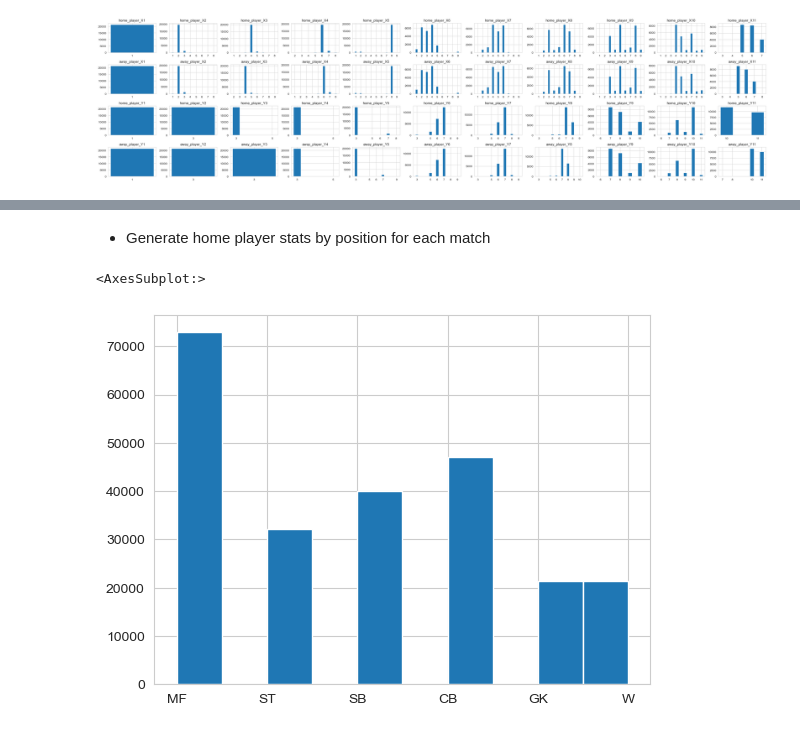
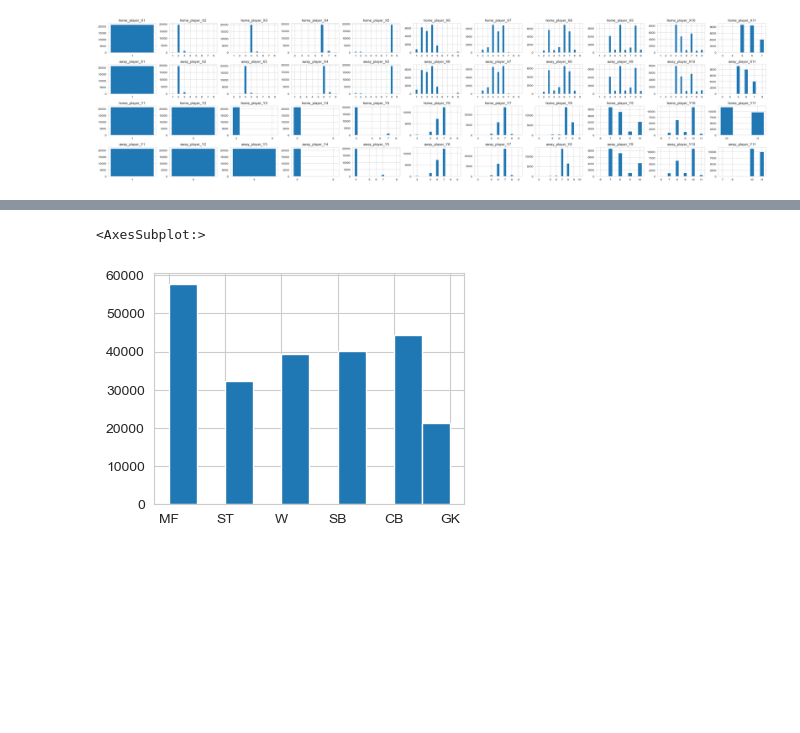
Before and after one commit to lorihe/Springboard-Capstone2---European-Soccer-Data, a Jupyter notebook: Notebook/01 Data Processing-5.ipynb, the cells around one changed output, grey strips where cells are left out. Cells and saved outputs as stored; diff of their text form; code cells hidden in the pictures; blank space fills up the shorter version.

```diff
--- a/Notebook/01 Data Processing-5.ipynb
+++ b/Notebook/01 Data Processing-5.ipynb
@@ -429,6 +444,4 @@ for i in range(1,12):
 away_player_posY = []
 for i in range(1,12):
     away_player_posY.append('away_player_Y' + str(i))
-# %% [markdown]
-- Generate home player stats by position for each match
 # %%
@@ -467,9 +481,10 @@ def get_positions(df,df_X,df_Y,home = True):
 
     df_XY['Position'] = df_XY.apply(
         lambda row: 'GK' if row['X'] ==1 and row['Y'] ==1 else
-        ('W' if (row['X'] < 3.5 or row['X'] > 6.5) and row['Y'] > 7.5 else
+        ('W' if ((row['X'] < 2.5 or row['X'] > 7.5) and row['Y'] == 7) or
+         ((row['X'] < 3.5 or row['X'] > 6.5) and row['Y'] > 7.5) else
          ('ST' if row['Y'] > 8.5 else
-          ('MF' if row['Y'] > 5.5 else
+          ('MF' if (row['Y'] > 5.5) or ((row['X'] > 2.5 or row['X'] < 7.5) and row['Y'] == 5) else
            ('CB' if row['X'] > 2.5 and row['X'] < 7.5 else
             ('SB' if (row['X'] < 2.5 or row['X'] > 7.5) else ''))))), axis = 1)
 
@@ -480,8 +495,8 @@ def get_positions(df,df_X,df_Y,home = True):
 # %%
 matches_h_XY = get_positions(matches_h_player,matches_h_X,matches_h_Y)
 # %%
-matches_h_XY['Position'].hist()
+matches_h_XY['Position'].hist(figsize = (4,3))
 # %% [output]
 <AxesSubplot:>
-[figure, old version]
+[figure, new version]
 # %%
```
Also changed, not shown: parts of 44 cells of this notebook.
